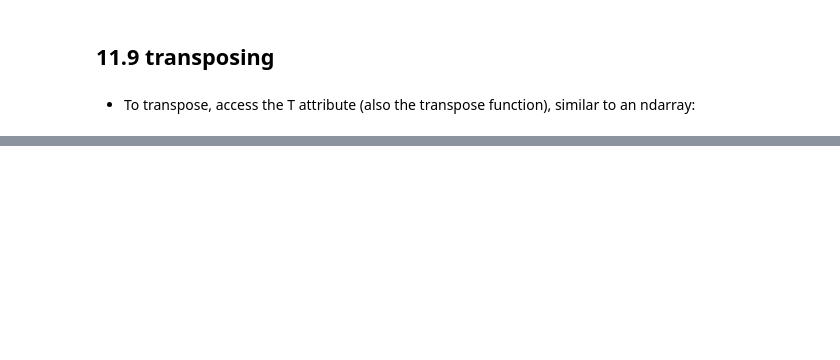
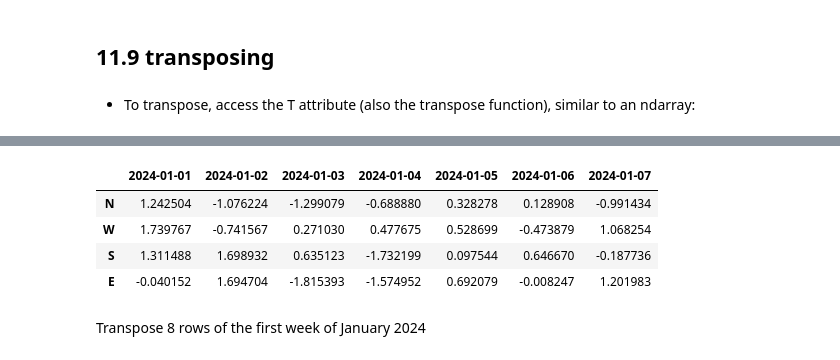
Before and after one commit to SorrenJ/Week1-Introduction_to_Python, a Jupyter notebook: Copy_of_Copy_of_Copy_of_Introduction_to_Python.ipynb, the cells around one changed output, grey strips where cells are left out. Saved outputs shown, nothing was run; the diff lists cells and outputs as text; code cells hidden in the pictures; blank space fills up the shorter version.

```diff
--- a/Copy_of_Copy_of_Copy_of_Introduction_to_Python.ipynb
+++ b/Copy_of_Copy_of_Copy_of_Introduction_to_Python.ipynb
@@ -2285,0 +2338,10 @@ df[:4].T
+# %%
+df[:8].T
+# %% [output]
+|  | 2024-01-01 | 2024-01-02 | 2024-01-03 | 2024-01-04 | 2024-01-05 | 2024-01-06 | 2024-01-07 |
+| N | 1.242504 | -1.076224 | -1.299079 | -0.688880 | 0.328278 | 0.128908 | -0.991434 |
+| W | 1.739767 | -0.741567 | 0.271030 | 0.477675 | 0.528699 | -0.473879 | 1.068254 |
+| S | 1.311488 | 1.698932 | 0.635123 | -1.732199 | 0.097544 | 0.646670 | -0.187736 |
+| E | -0.040152 | 1.694704 | -1.815393 | -1.574952 | 0.692079 | -0.008247 | 1.201983 |
+# %% [markdown]
+Transpose 8 rows of the first week of January 2024
```
Also changed, not shown: parts of 12 cells of this notebook.
